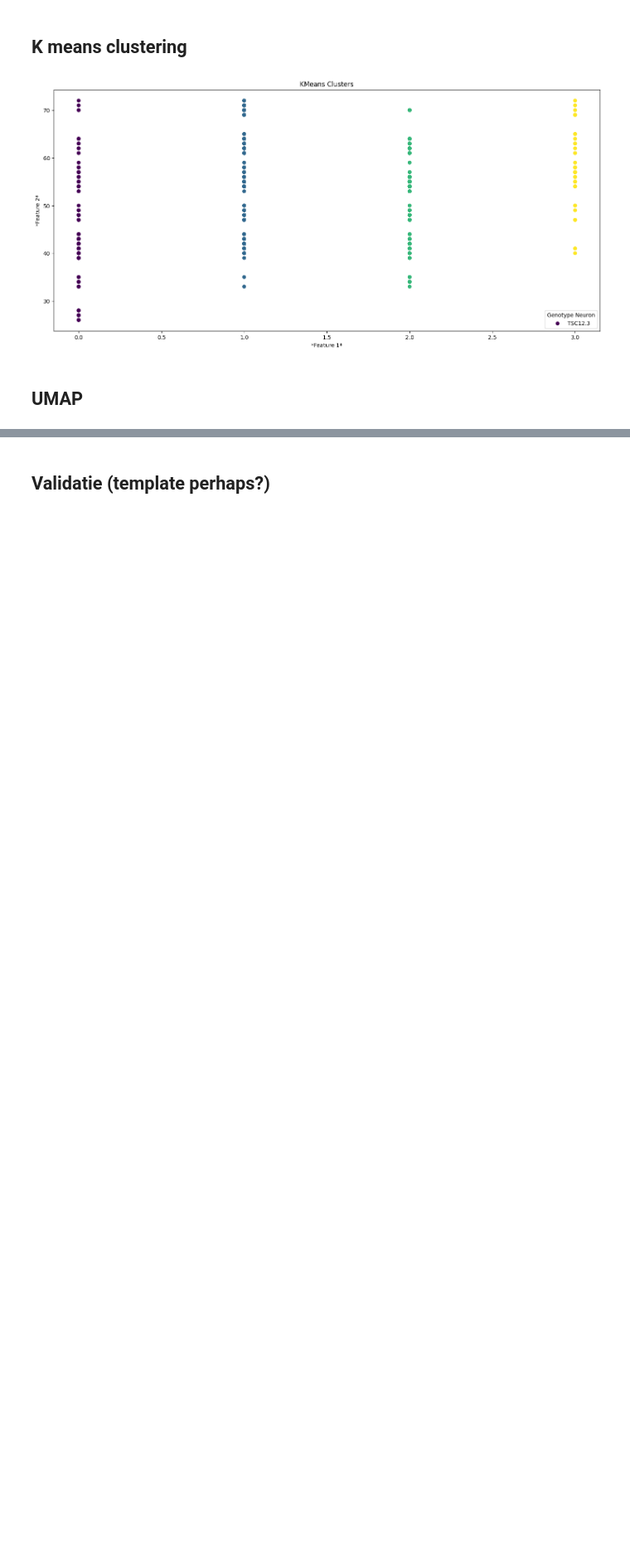
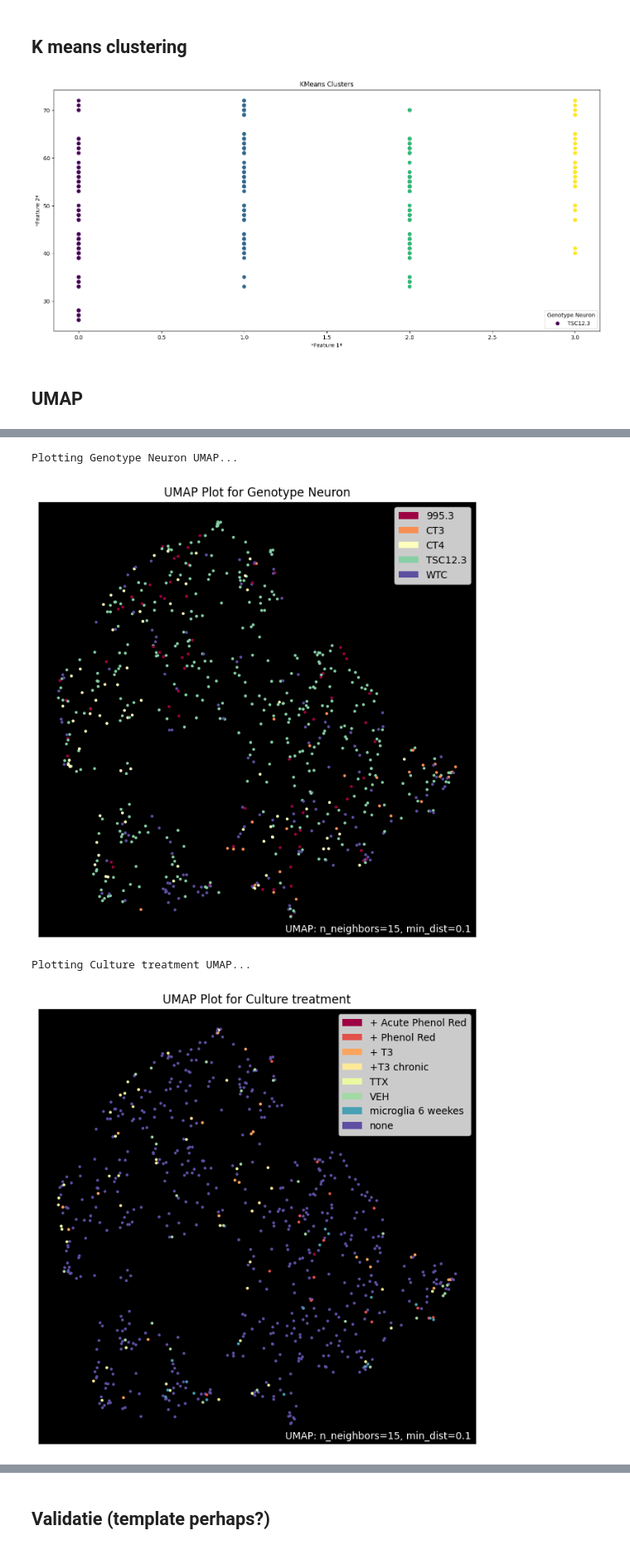
Before and after one commit to wesleysSon/Bpsysio-Ephys, a Jupyter notebook: Ephys workflow WEsley.ipynb, the cells around one changed output, grey strips where cells are left out. Shown at 83% size. Drawn from its saved outputs; the diff is of its cells as text; code cells hidden in the pictures; blank space fills up the shorter version.

Commit message:
combat toegepast

```diff
--- a/Ephys workflow WEsley.ipynb
+++ b/Ephys workflow WEsley.ipynb
@@ -636,0 +788,40 @@ Plotting Cultured by UMAP...
+# %%
+from pycombat import pycombat
+
+data_extracted_features_imputed_combat = data_extracted_features_imputed.copy()
+data_extracted_features_imputed_combat_glm = data_extracted_features_imputed_glm.copy()
+
+data_extracted_features_imputed_combat['Batch number'] = data_extracted_features_imputed_combat['Batch number'].astype(str)
+# print(data_extracted_features['Batch number'].astype(str))
+data_extracted_features_imputed_combat_categorical = data_extracted_features_imputed_combat.select_dtypes(include=['object'])
+data_extracted_features_imputed_combat_numeric = data_extracted_features_imputed_combat.select_dtypes(include=['float64', 'int64'])
+# print(data_extracted_features_imputed_combat["Batch number"])
+
+# print(data_extracted_features_imputed_combat_numeric.to_numpy())
+# print(len(data_extracted_features_imputed_combat['Batch number']))
+# print(np.unique(data_extracted_features_imputed_combat['Batch number']))
+
+
+# PyCombat doesn't use a pandas dataframe, but a numpy array.
+combat = pycombat.Combat()
+data_extracted_features_imputed_combat_numeric_transformed = combat.fit_transform(data_extracted_features_imputed_combat_numeric.to_numpy(), b=data_extracted_features_imputed_combat['Batch number'])
+
+data_extracted_features_imputed_combat_numeric_transformed = pd.DataFrame(data_extracted_features_imputed_combat_numeric_transformed, columns=data_extracted_features_imputed_combat_numeric.columns)
+# print(data_extracted_features_imputed_combat_numeric_transformed)
+
+scaled_combat_features = scaler.fit_transform(data_extracted_features_imputed_combat_numeric_transformed)
+umap_combat_model = umap.UMAP(random_state=42).fit(scaled_combat_features)
+
+for feature in object_columns:
+    print(f"Plotting {feature} UMAP...")
+    if not os.path.exists('run_1/combat_UMAP'):
+        os.makedirs('run_1/combat_UMAP')
+    umap.plot.points(umap_combat_model, labels=data_extracted_features_imputed_combat_categorical[feature].astype(str), theme='viridis')
+    plt.title(f'UMAP Plot for {feature}')
+    plt.savefig(f"run_1/combat_UMAP/{'_'.join(feature.split(' '))}_UMAP.png")
+    plt.show()
+# %% [output]
+Plotting Genotype Neuron UMAP...
+[figure, added]
+Plotting Culture treatment UMAP...
+[figure, added]
```
Also changed, not shown: parts of 16 cells of this notebook, 49 other files.
